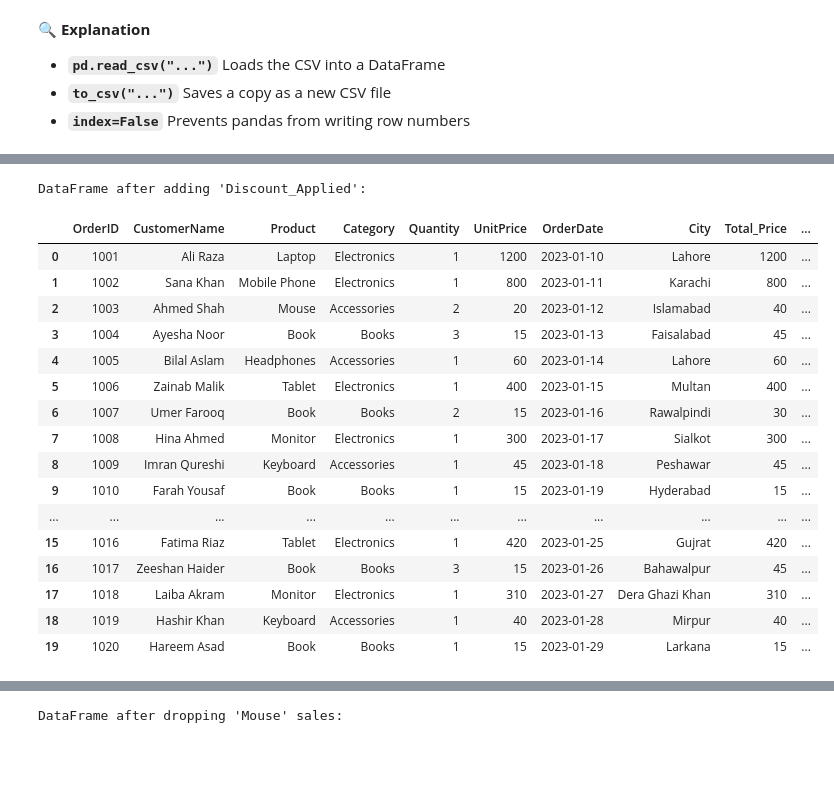
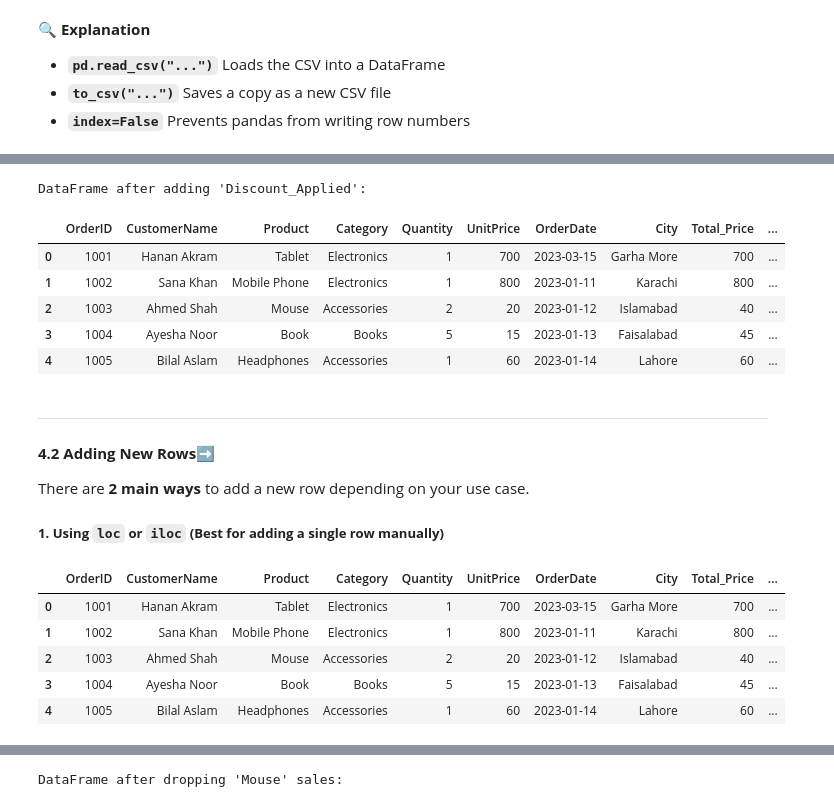
Before and after one commit to AhmadMananOfficial/Data-Analytics-Full-Course, a Jupyter notebook: Python Notebook/Libraries/Pandas/Pandas.ipynb, the cells around one changed output, grey strips where cells are left out. Saved outputs shown, nothing was run; the diff lists cells and outputs as text; code cells hidden in the pictures; blank space fills up the shorter version.

```diff
--- a/Python Notebook/Libraries/Pandas/Pandas.ipynb
+++ b/Python Notebook/Libraries/Pandas/Pandas.ipynb
@@ -908,24 +831,32 @@ DataFrame after adding 'Total_Price':
 # %%
 # Add a 'Discount_Applied' column with a boolean value
 sales_df_copy['Discount_Applied'] = [False, True, False, False, True, False, False, True, False, False, True, False, False, True, False, False, True, False, False, True ]
 print("\nDataFrame after adding 'Discount_Applied':")
-display(sales_df_copy)
+display(sales_df_copy.head())
 # %% [output]
 DataFrame after adding 'Discount_Applied':
 |  | OrderID | CustomerName | Product | Category | Quantity | UnitPrice | OrderDate | City | Total_Price | ... |
-| 0 | 1001 | Ali Raza | Laptop | Electronics | 1 | 1200 | 2023-01-10 | Lahore | 1200 | ... |
+| 0 | 1001 | Hanan Akram | Tablet | Electronics | 1 | 700 | 2023-03-15 | Garha More | 700 | ... |
 | 1 | 1002 | Sana Khan | Mobile Phone | Electronics | 1 | 800 | 2023-01-11 | Karachi | 800 | ... |
 | 2 | 1003 | Ahmed Shah | Mouse | Accessories | 2 | 20 | 2023-01-12 | Islamabad | 40 | ... |
-| 3 | 1004 | Ayesha Noor | Book | Books | 3 | 15 | 2023-01-13 | Faisalabad | 45 | ... |
+| 3 | 1004 | Ayesha Noor | Book | Books | 5 | 15 | 2023-01-13 | Faisalabad | 45 | ... |
 | 4 | 1005 | Bilal Aslam | Headphones | Accessories | 1 | 60 | 2023-01-14 | Lahore | 60 | ... |
-| 5 | 1006 | Zainab Malik | Tablet | Electronics | 1 | 400 | 2023-01-15 | Multan | 400 | ... |
-| 6 | 1007 | Umer Farooq | Book | Books | 2 | 15 | 2023-01-16 | Rawalpindi | 30 | ... |
-| 7 | 1008 | Hina Ahmed | Monitor | Electronics | 1 | 300 | 2023-01-17 | Sialkot | 300 | ... |
-| 8 | 1009 | Imran Qureshi | Keyboard | Accessories | 1 | 45 | 2023-01-18 | Peshawar | 45 | ... |
-| 9 | 1010 | Farah Yousaf | Book | Books | 1 | 15 | 2023-01-19 | Hyderabad | 15 | ... |
-| ... | ... | ... | ... | ... | ... | ... | ... | ... | ... | ... |
-| 15 | 1016 | Fatima Riaz | Tablet | Electronics | 1 | 420 | 2023-01-25 | Gujrat | 420 | ... |
-| 16 | 1017 | Zeeshan Haider | Book | Books | 3 | 15 | 2023-01-26 | Bahawalpur | 45 | ... |
-| 17 | 1018 | Laiba Akram | Monitor | Electronics | 1 | 310 | 2023-01-27 | Dera Ghazi Khan | 310 | ... |
-| 18 | 1019 | Hashir Khan | Keyboard | Accessories | 1 | 40 | 2023-01-28 | Mirpur | 40 | ... |
-| 19 | 1020 | Hareem Asad | Book | Books | 1 | 15 | 2023-01-29 | Larkana | 15 | ... |
+# %% [markdown]
+
+----
+
+#### **4.2 Adding New Rows➡️**
+
+There are **2 main ways** to add a new row depending on your use case.
+
+##### **1. Using `loc` or `iloc` (Best for adding a single row manually)**
+# %%
+sales_df_copy.loc[0] = {'OrderID': 1001, 'CustomerName': 'Hanan Akram', 'Product': 'Tablet', 'Category': 'Electronics', 'Quantity': 1, 'UnitPrice': 700, 'OrderDate': '2023-03-15','City': 'Garha More','Total_Price': 700,'Discount_Applied': True}
+display(sales_df_copy.head())
+# %% [output]
+|  | OrderID | CustomerName | Product | Category | Quantity | UnitPrice | OrderDate | City | Total_Price | ... |
+| 0 | 1001 | Hanan Akram | Tablet | Electronics | 1 | 700 | 2023-03-15 | Garha More | 700 | ... |
+| 1 | 1002 | Sana Khan | Mobile Phone | Electronics | 1 | 800 | 2023-01-11 | Karachi | 800 | ... |
+| 2 | 1003 | Ahmed Shah | Mouse | Accessories | 2 | 20 | 2023-01-12 | Islamabad | 40 | ... |
+| 3 | 1004 | Ayesha Noor | Book | Books | 5 | 15 | 2023-01-13 | Faisalabad | 45 | ... |
+| 4 | 1005 | Bilal Aslam | Headphones | Accessories | 1 | 60 | 2023-01-14 | Lahore | 60 | ... |
```
Also changed, not shown: parts of 142 cells of this notebook, 2 other files.
